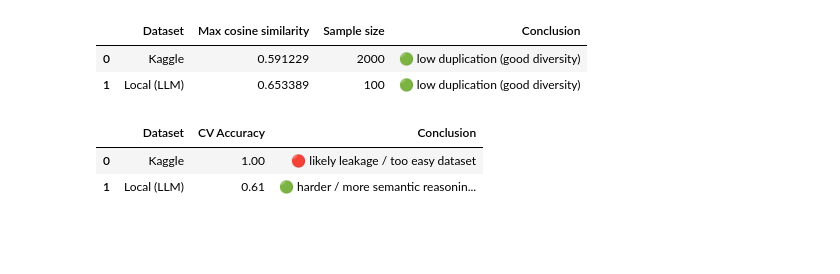
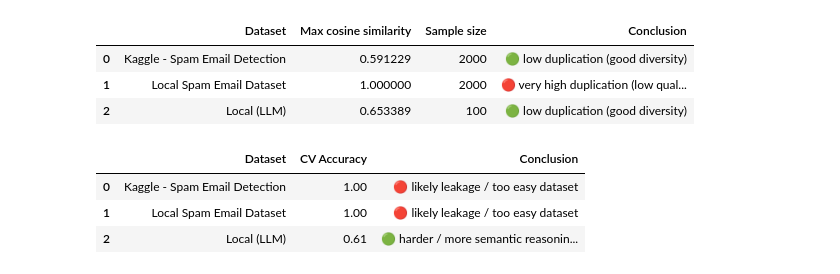
Before and after one commit to gawlowskiandrzej/Eksploracja_danych_projekt---detekcja-spamu, a Jupyter notebook: spam_dataset_quality_analysis.ipynb, the cells around one changed output. Cells and saved outputs as stored; diff of their text form; code cells hidden in the pictures; blank space fills up the shorter version.

```diff
--- a/spam_dataset_quality_analysis.ipynb
+++ b/spam_dataset_quality_analysis.ipynb
@@ -213,53 +369,66 @@ comparison_df
 # %%
 def similarity_analysis(df, sample_size=2000):
     df = df.copy()
-
     if len(df) > sample_size:
         df = df.sample(sample_size, random_state=42)
 
-    tfidf = TfidfVectorizer().fit_transform(df[TEXT_COL])
+    if len(df) < 2:
+        return np.nan, "not enough rows", len(df)
+
+    try:
+        tfidf = TfidfVectorizer().fit_transform(df[TEXT_COL])
+    except ValueError as exc:
+        return np.nan, f"skipped: {exc}", len(df)
 
     sim = cosine_similarity(tfidf)
     np.fill_diagonal(sim, 0)
-
     max_sim = sim.max()
 
     if max_sim > 0.9:
         conclusion = "🔴 very high duplication (low quality / synthetic)"
     elif max_sim > 0.75:
         conclusion = "🟡 moderate duplication"
     else:
         conclusion = "🟢 low duplication (good diversity)"
 
     return max_sim, conclusion, len(df)
 
-# --- obliczenia ---
-k_sim, k_conclusion, k_n = similarity_analysis(df_kaggle)
-l_sim, l_conclusion, l_n = similarity_analysis(df_local)
+rows = []
+for dataset in loaded_datasets:
+    max_sim, conclusion, sample_n = similarity_analysis(dataset["df"])
+    rows.append({
+        "Dataset": dataset["name"],
+        "Max cosine similarity": max_sim,
+        "Sample size": sample_n,
+        "Conclusion": conclusion,
+    })
 
-# --- tabela ---
-comparison_df = pd.DataFrame({
-    "Dataset": ["Kaggle", "Local (LLM)"],
-    "Max cosine similarity": [k_sim, l_sim],
-    "Sample size": [k_n, l_n],
-    "Conclusion": [k_conclusion, l_conclusion]
-})
-
+comparison_df = pd.DataFrame(rows)
 comparison_df
 # %% [output]
 |  | Dataset | Max cosine similarity | Sample size | Conclusion |
-| 0 | Kaggle | 0.591229 | 2000 | 🟢 low duplication (good diversity) |
-| 1 | Local (LLM) | 0.653389 | 100 | 🟢 low duplication (good diversity) |
+| 0 | Kaggle - Spam Email Detection | 0.591229 | 2000 | 🟢 low duplication (good diversity) |
+| 1 | Local Spam Email Dataset | 1.000000 | 2000 | 🔴 very high duplication (low qual... |
+| 2 | Local (LLM) | 0.653389 | 100 | 🟢 low duplication (good diversity) |
 # %%
 def cv_analysis(df):
-    vectorizer = TfidfVectorizer(max_features=5000, stop_words='english')
-    X = vectorizer.fit_transform(df[TEXT_COL])
+    class_counts = df[LABEL_COL].value_counts()
+    if len(class_counts) < 2:
+        return np.nan, "not enough classes"
 
-    model = LogisticRegression(max_iter=1000)
-    scores = cross_val_score(model, X, df[LABEL_COL], cv=5)
+    cv_folds = min(5, int(class_counts.min()))
+    if cv_folds < 2:
+        return np.nan, "not enough rows per class"
+
+    try:
+        vectorizer = TfidfVectorizer(max_features=5000, stop_words="english")
+        X = vectorizer.fit_transform(df[TEXT_COL])
+        model = LogisticRegression(max_iter=1000)
+        scores = cross_val_score(model, X, df[LABEL_COL], cv=cv_folds)
+    except ValueError as exc:
+        return np.nan, f"skipped: {exc}"
 
     acc = scores.mean()
-
     if acc > 0.95:
         conclusion = "🔴 likely leakage / too easy dataset"
     elif acc > 0.85:
@@ -269,19 +438,19 @@ def cv_analysis(df):
 
     return acc, conclusion
 
-# --- obliczenia ---
-k_acc, k_conclusion = cv_analysis(df_kaggle)
-l_acc, l_conclusion = cv_analysis(df_local)
+rows = []
+for dataset in loaded_datasets:
+    accuracy, conclusion = cv_analysis(dataset["df"])
+    rows.append({
+        "Dataset": dataset["name"],
+        "CV Accuracy": accuracy,
+        "Conclusion": conclusion,
+    })
 
-# --- tabela porównawcza ---
-comparison_df = pd.DataFrame({
-    "Dataset": ["Kaggle", "Local (LLM)"],
-    "CV Accuracy": [k_acc, l_acc],
-    "Conclusion": [k_conclusion, l_conclusion]
-})
-
+comparison_df = pd.DataFrame(rows)
 comparison_df
 # %% [output]
 |  | Dataset | CV Accuracy | Conclusion |
-| 0 | Kaggle | 1.00 | 🔴 likely leakage / too easy dataset |
-| 1 | Local (LLM) | 0.61 | 🟢 harder / more semantic reasonin... |
+| 0 | Kaggle - Spam Email Detection | 1.00 | 🔴 likely leakage / too easy dataset |
+| 1 | Local Spam Email Dataset | 1.00 | 🔴 likely leakage / too easy dataset |
+| 2 | Local (LLM) | 0.61 | 🟢 harder / more semantic reasonin... |
```
Also changed, not shown: parts of 9 cells of this notebook, 3 other files.
